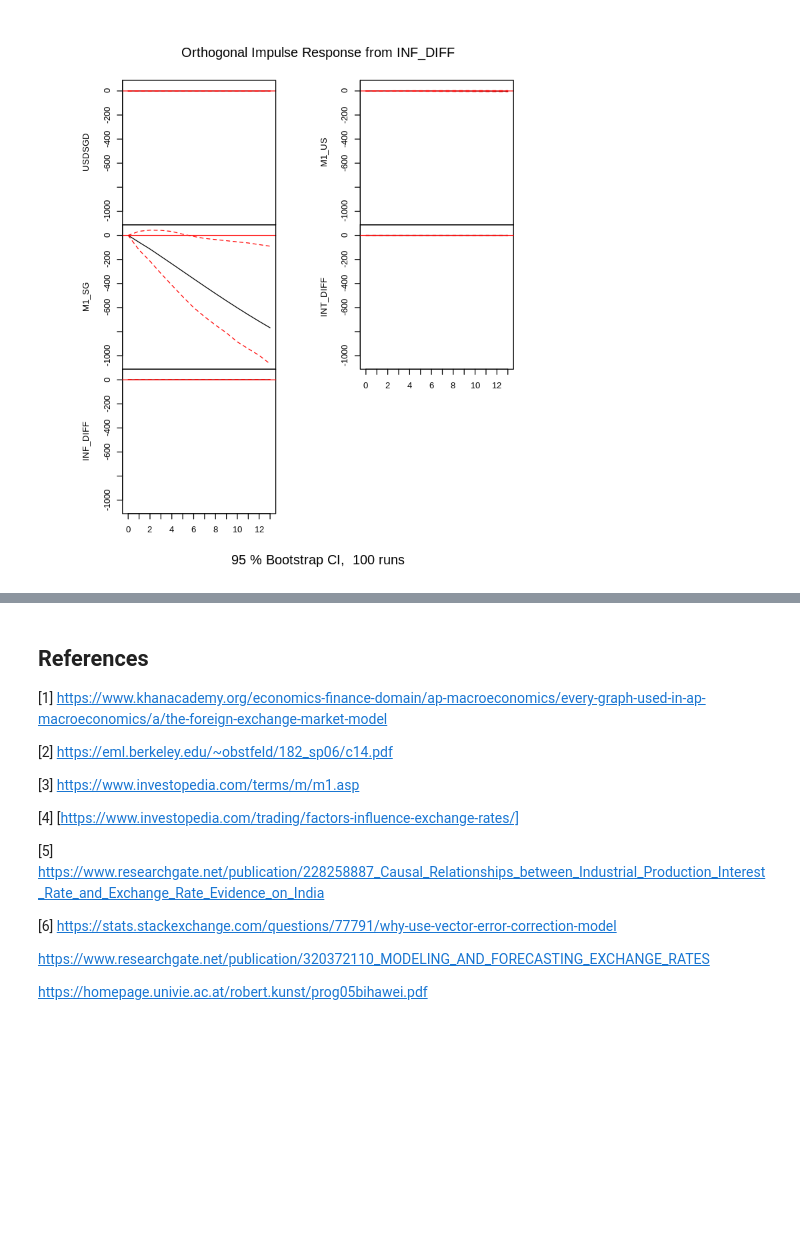
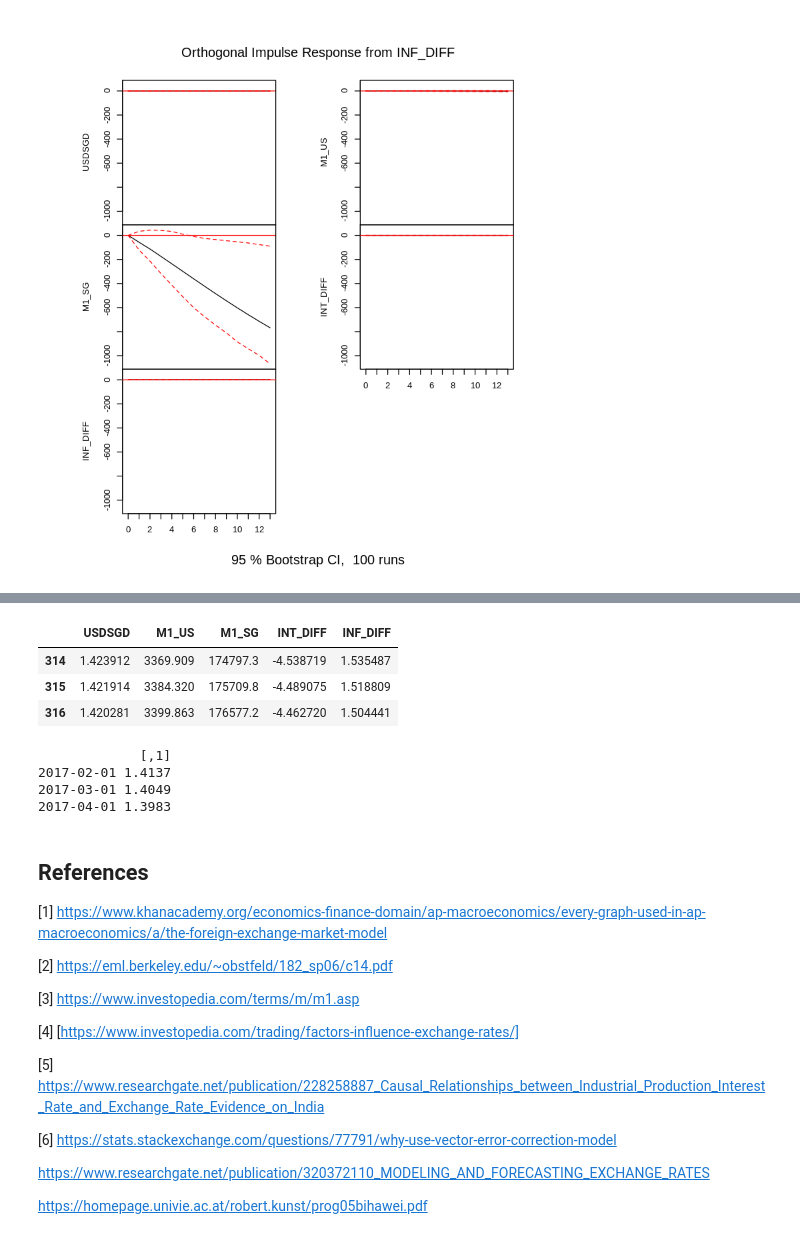
Before and after one commit to yehjxraymond/wqu_econometrics_group_proj, a Jupyter notebook: submission2/Part 2.ipynb, the cells around one changed output, grey strips where cells are left out. Drawn from its saved outputs; the diff is of its cells as text; code cells hidden in the pictures; blank space fills up the shorter version.

```diff
--- a/submission2/Part 2.ipynb
+++ b/submission2/Part 2.ipynb
@@ -228,0 +269,3 @@ plot(VAR_irf)
+# %%
+VECM_fit = VECM(data, 1, r = 2, include = "const",estim = "ML", LRinclude = "none")
+summary(VECM_fit)
@@ -229,3 +301,19 @@ plot(VAR_irf)
+# %%
+# VECM_fit$model.specific
+predict(VECM_fit, n.ahead=3)
+# %% [output]
+|  | USDSGD | M1_US | M1_SG | INT_DIFF | INF_DIFF |
+| 314 | 1.423912 | 3369.909 | 174797.3 | -4.538719 | 1.535487 |
+| 315 | 1.421914 | 3384.320 | 175709.8 | -4.489075 | 1.518809 |
+| 316 | 1.420281 | 3399.863 | 176577.2 | -4.462720 | 1.504441 |
+# %%
+# Convert to xts
+usdsgd["201702/201704"]
+# %% [output]
+             [,1]
+2017-02-01 1.4137
+2017-03-01 1.4049
+2017-04-01 1.3983
 # %% [markdown]
 ## References
 [1] https://www.khanacademy.org/economics-finance-domain/ap-macroeconomics/every-graph-used-in-ap-macroeconomics/a/the-foreign-exchange-market-model
```
Also changed, not shown: parts of 9 cells of this notebook.
